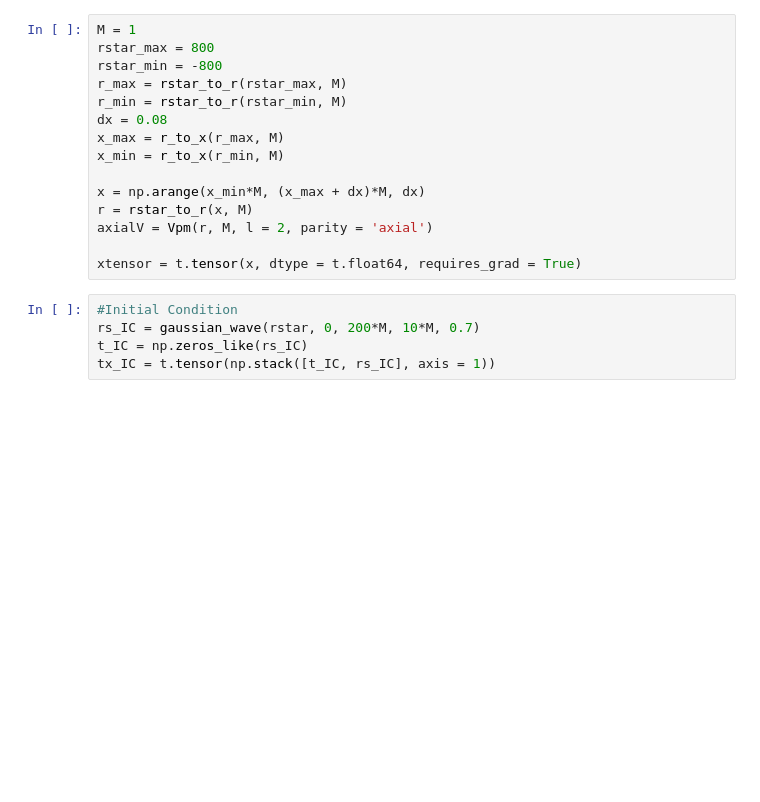
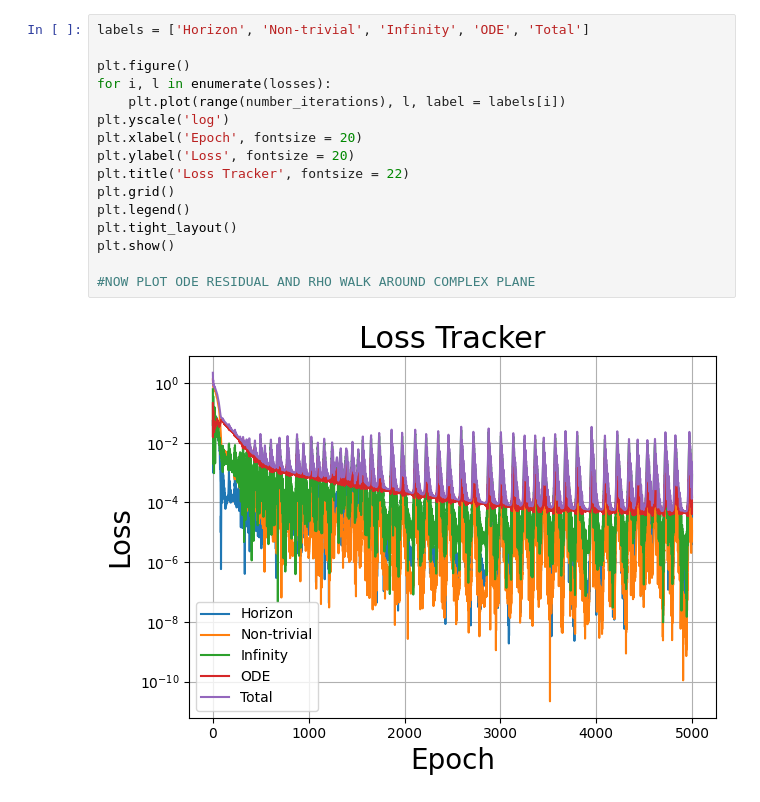
Before and after one commit to dakeerie/MSci-Project, a Jupyter notebook: PINN.ipynb, the cells around one changed output. Drawn from its saved outputs; the diff is of its cells as text; blank space fills up the shorter version.

```diff
--- a/PINN.ipynb
+++ b/PINN.ipynb
@@ -83,20 +301,18 @@ class Model(nn.Module):
-# %%
-M = 1
-rstar_max = 800
-rstar_min = -800
-r_max = rstar_to_r(rstar_max, M)
-r_min = rstar_to_r(rstar_min, M)
-dx = 0.08
-x_max = r_to_x(r_max, M)
-x_min = r_to_x(r_min, M)
-
-x = np.arange(x_min*M, (x_max + dx)*M, dx)
-r = rstar_to_r(x, M)
-axialV = Vpm(r, M, l = 2, parity = 'axial')
-
-xtensor = t.tensor(x, dtype = t.float64, requires_grad = True)
-# %%
-#Initial Condition
-rs_IC = gaussian_wave(rstar, 0, 200*M, 10*M, 0.7)
-t_IC = np.zeros_like(rs_IC)
-tx_IC = t.tensor(np.stack([t_IC, rs_IC], axis = 1))
+# %%
+labels = ['Horizon', 'Non-trivial', 'Infinity', 'ODE', 'Total']
+
+plt.figure()
+for i, l in enumerate(losses):
+    plt.plot(range(number_iterations), l, label = labels[i])
+plt.yscale('log')
+plt.xlabel('Epoch', fontsize = 20)
+plt.ylabel('Loss', fontsize = 20)
+plt.title('Loss Tracker', fontsize = 22)
+plt.grid()
+plt.legend()
+plt.tight_layout()
+plt.show()
+
+#NOW PLOT ODE RESIDUAL AND RHO WALK AROUND COMPLEX PLANE
+# %% [output]
+[figure, added]
```
Also changed, not shown: parts of 5 cells of this notebook.
